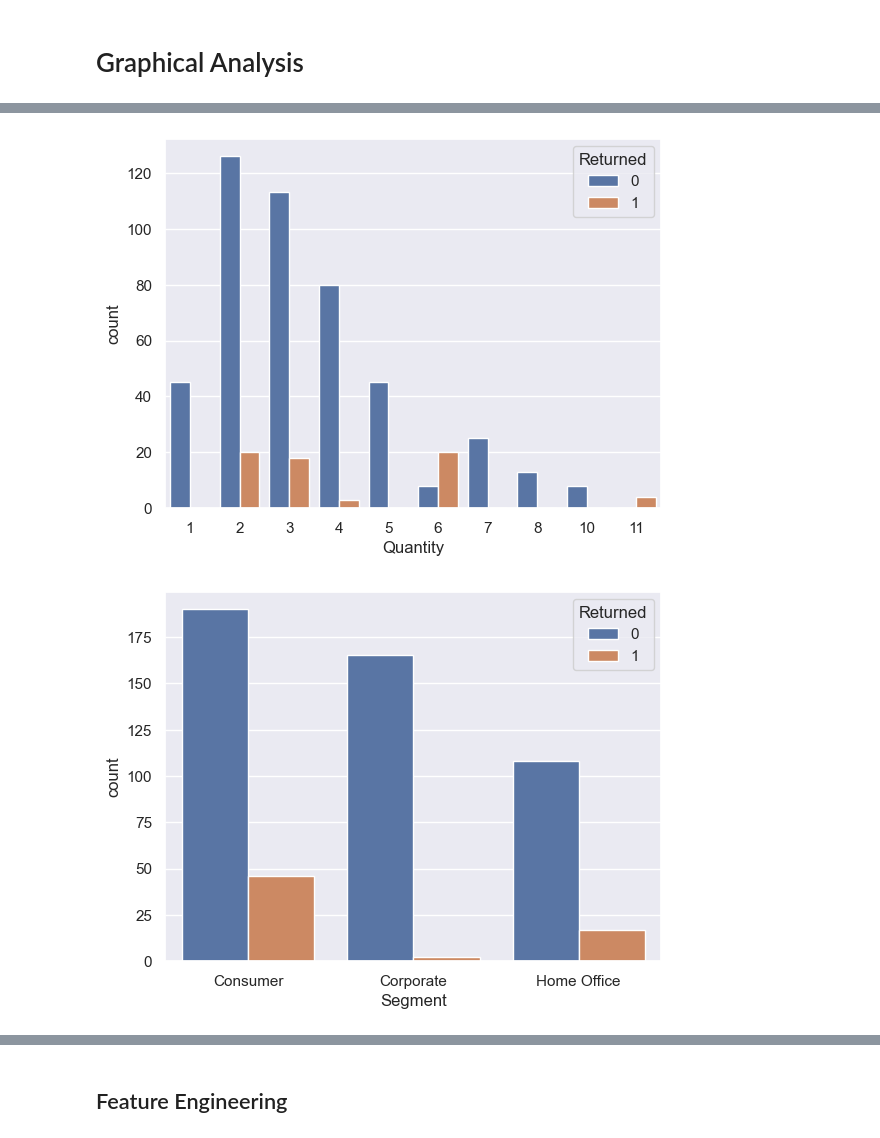
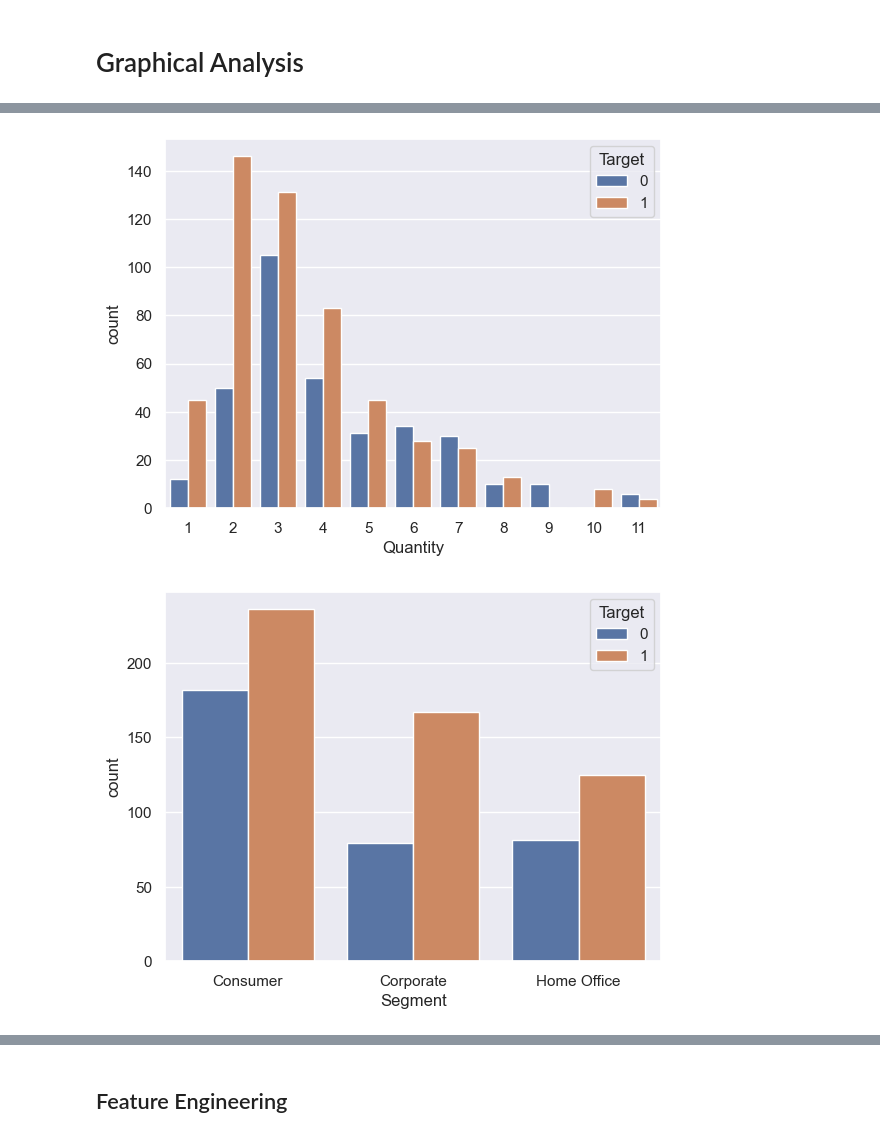
Before and after one commit to abhimanyu063/BMC_Usecase, a Jupyter notebook: EDA/BMC Use case.ipynb, the cells around one changed output, grey strips where cells are left out. Cells and saved outputs as stored; diff of their text form; code cells hidden in the pictures.

```diff
--- a/EDA/BMC Use case.ipynb
+++ b/EDA/BMC Use case.ipynb
@@ -133,0 +147,6 @@ final_df
+# %%
+final_df['Target'] = final_df['Product Name'].apply(lambda x: 1 if 'Printer' in x else 0)
+# %%
+final_df = final_df[final_df['Sub-Category'] == 'Machines']
+# %%
+final_df.drop(['Product Name'], axis=1, inplace=True)
@@ -230,17 +245,17 @@ plt.show()
 # %%
 sns.set_style('whitegrid')
 sns.set_theme(style='darkgrid')
-sns.countplot(data = filter_df , x = 'Quantity', hue ='Returned')
+sns.countplot(data = final_df , x = 'Quantity', hue ='Target')
 plt.show()
 # %% [output]
-[figure, old version]
+[figure, new version]
 # %%
 sns.set_style('whitegrid')
 sns.set_theme(style='darkgrid')
-sns.countplot(data = filter_df , x = 'Segment', hue ='Returned')
+sns.countplot(data = final_df , x = 'Segment', hue ='Target')
 plt.show()
 # %% [output]
-[figure, old version]
+[figure, new version]
 # %%
 #plt.figure(figsize=(30, 30))
 sns.set_style('whitegrid')
```
Also changed, not shown: parts of 45 cells of this notebook, 8 other files.
